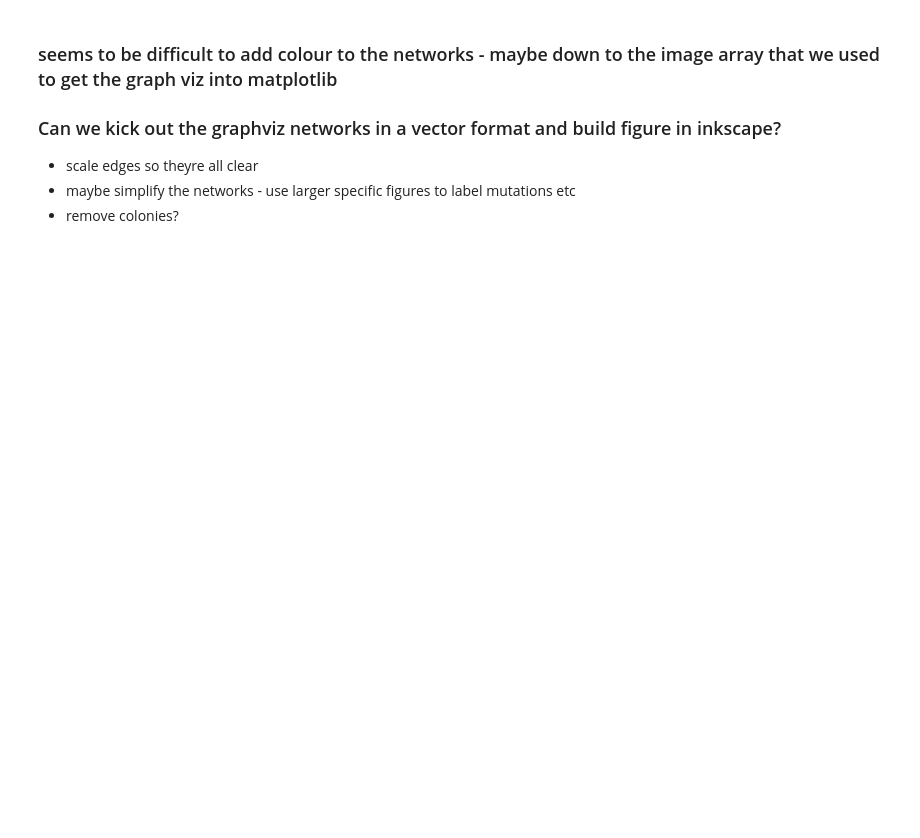
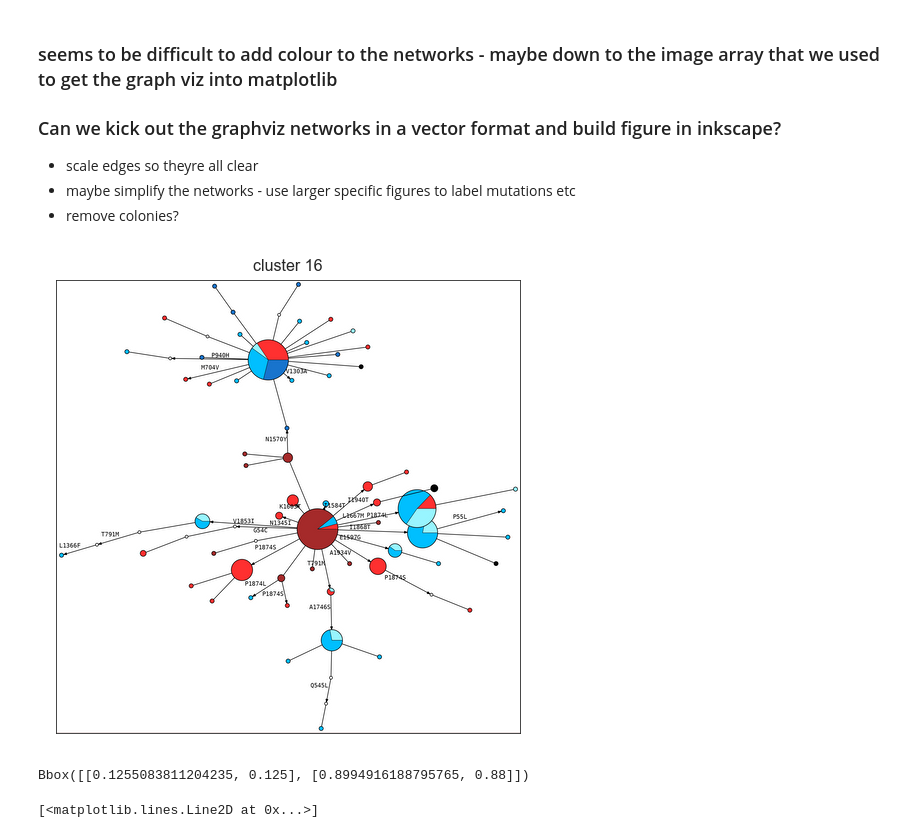
Before and after one commit to cclarkson/agam-vgsc-report, a Jupyter notebook: notebooks/haplork_cluster_nets.ipynb, the cells around one changed output. Saved outputs shown, nothing was run; the diff lists cells and outputs as text; code cells hidden in the pictures; blank space fills up the shorter version.

Commit message:
bg_color

```diff
--- a/notebooks/haplork_cluster_nets.ipynb
+++ b/notebooks/haplork_cluster_nets.ipynb
@@ -1057,0 +1064,23 @@ for g in 16, 12, 8, 7, 4:
+# %%
+fig = plt.figure(figsize=(5, 5), dpi=120)
+
+ax = fig.add_subplot(1, 1, 1)
+
+
+ax.add_patch(patches.Rectangle((0, 0), 5000, 6000, color='r', alpha=0.5, zorder=1));
+# leave frame around to allow comparison with ratio='fill' below
+ax.set_xticks([])
+ax.set_yticks([])
+ax.set_title('cluster 16')
+plot_gv(graph1, ax, dpi=600, interpolation='lanczos', ratio='fill')
+#ax.plot([70, 70], [100, 250], 'k-', lw=2);
+# %% [output]
+[figure, added]
+# %%
+ax.get_position()
+# %% [output]
+Bbox([[0.1255083811204235, 0.125], [0.8994916188795765, 0.88]])
+# %%
+ax.plot(a,b)
+# %% [output]
+[<matplotlib.lines.Line2D at 0x...>]
```
Also changed, not shown: parts of 9 cells of this notebook, 24 other files.
